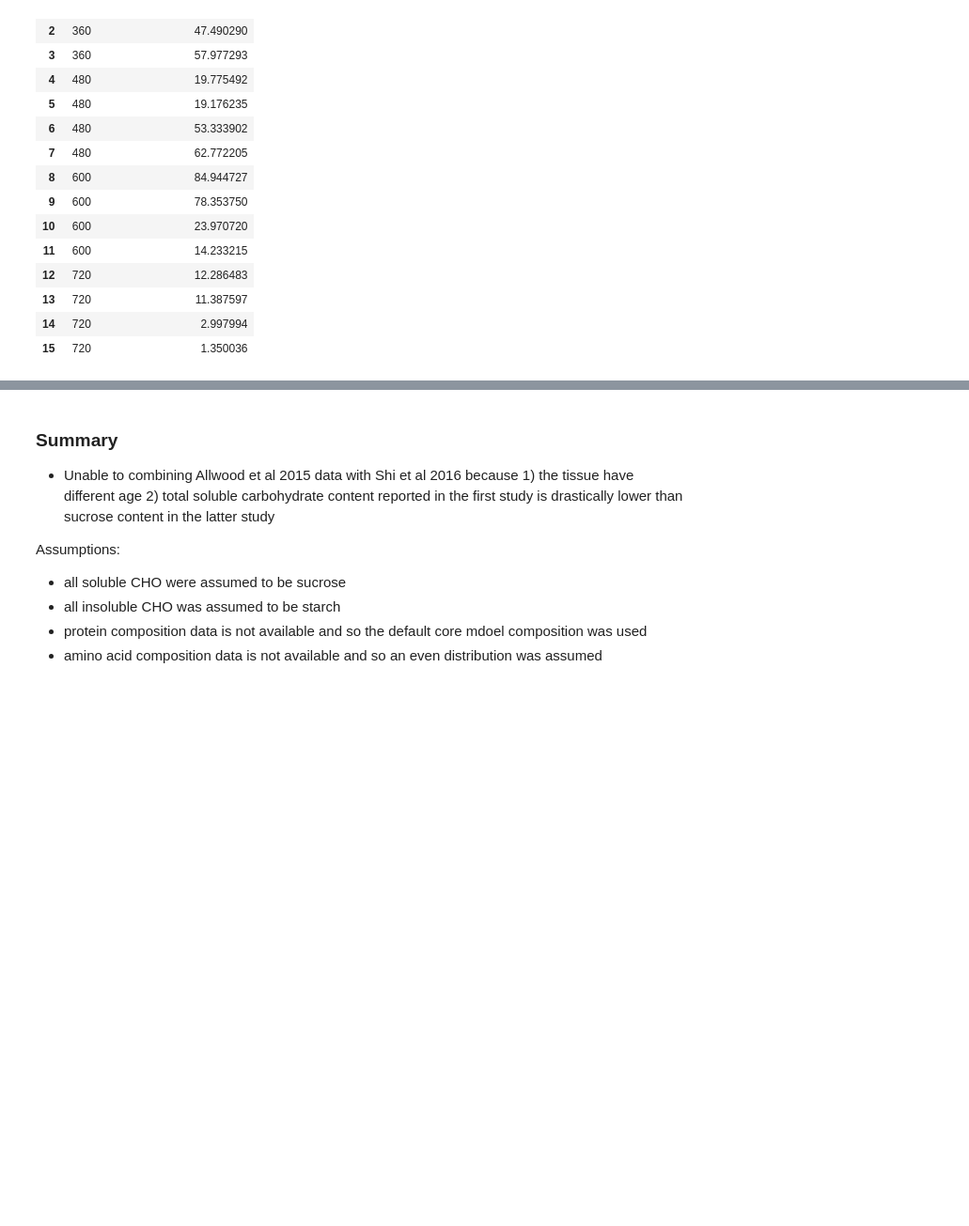
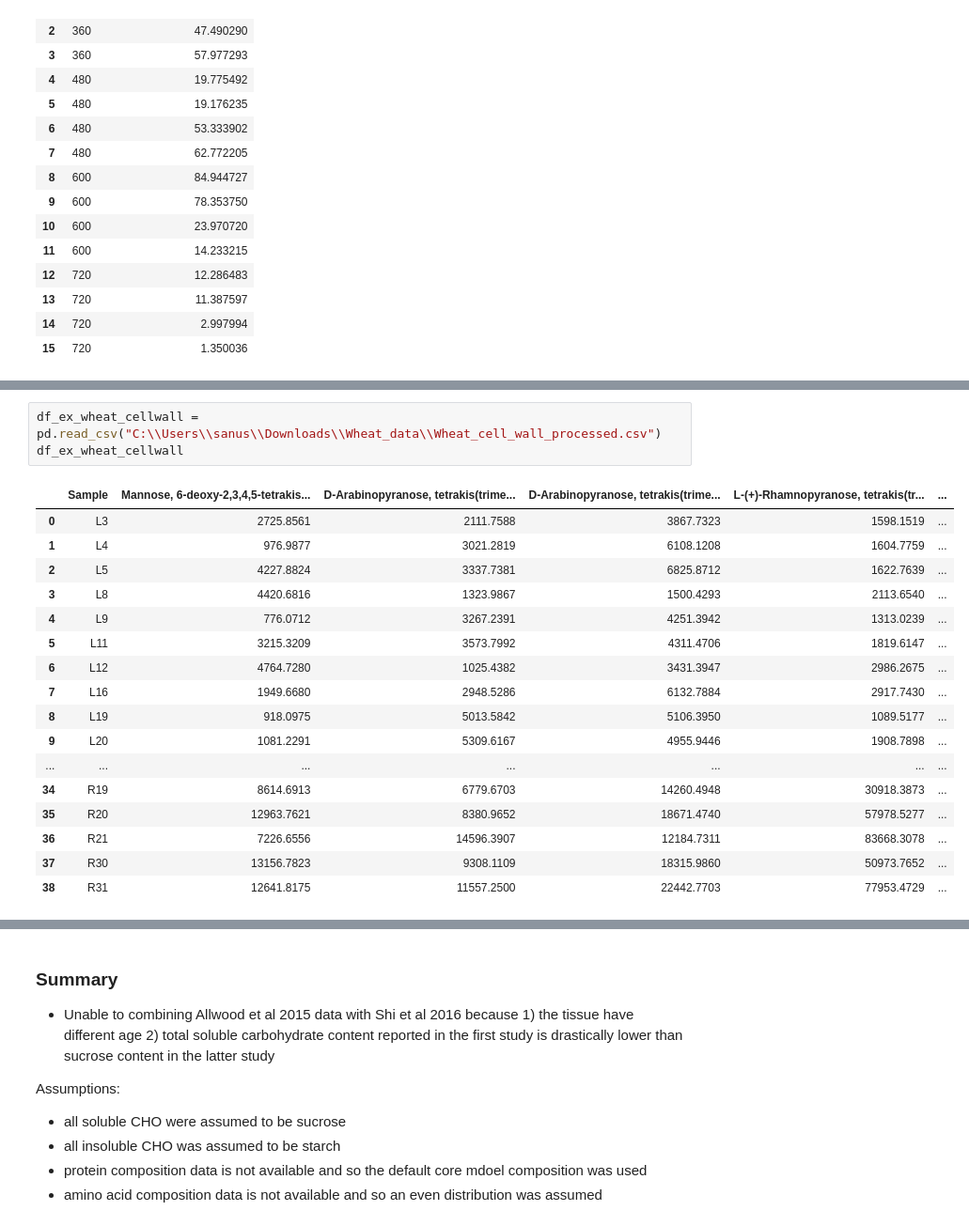
Before and after one commit to cropsinsilico/tissue-specific-FBA-models, a Jupyter notebook: Biomass data - wheat.ipynb, the cells around one changed output, grey strips where cells are left out. Shown: that part at 94% size. Saved outputs shown, nothing was run; the diff lists cells and outputs as text; blank space fills up the shorter version.

```diff
--- a/Biomass data - wheat.ipynb
+++ b/Biomass data - wheat.ipynb
@@ -207,0 +419,21 @@ df_content_2
+# %%
+df_ex_wheat_cellwall = pd.read_csv("C:\\Users\\sanus\\Downloads\\Wheat_data\\Wheat_cell_wall_processed.csv")
+df_ex_wheat_cellwall
+# %% [output]
+|  | Sample | Mannose, 6-deoxy-2,3,4,5-tetrakis... | D-Arabinopyranose, tetrakis(trime... | D-Arabinopyranose, tetrakis(trime... | L-(+)-Rhamnopyranose, tetrakis(tr... | ... |
+| 0 | L3 | 2725.8561 | 2111.7588 | 3867.7323 | 1598.1519 | ... |
+| 1 | L4 | 976.9877 | 3021.2819 | 6108.1208 | 1604.7759 | ... |
+| 2 | L5 | 4227.8824 | 3337.7381 | 6825.8712 | 1622.7639 | ... |
+| 3 | L8 | 4420.6816 | 1323.9867 | 1500.4293 | 2113.6540 | ... |
+| 4 | L9 | 776.0712 | 3267.2391 | 4251.3942 | 1313.0239 | ... |
+| 5 | L11 | 3215.3209 | 3573.7992 | 4311.4706 | 1819.6147 | ... |
+| 6 | L12 | 4764.7280 | 1025.4382 | 3431.3947 | 2986.2675 | ... |
+| 7 | L16 | 1949.6680 | 2948.5286 | 6132.7884 | 2917.7430 | ... |
+| 8 | L19 | 918.0975 | 5013.5842 | 5106.3950 | 1089.5177 | ... |
+| 9 | L20 | 1081.2291 | 5309.6167 | 4955.9446 | 1908.7898 | ... |
+| ... | ... | ... | ... | ... | ... | ... |
+| 34 | R19 | 8614.6913 | 6779.6703 | 14260.4948 | 30918.3873 | ... |
+| 35 | R20 | 12963.7621 | 8380.9652 | 18671.4740 | 57978.5277 | ... |
+| 36 | R21 | 7226.6556 | 14596.3907 | 12184.7311 | 83668.3078 | ... |
+| 37 | R30 | 13156.7823 | 9308.1109 | 18315.9860 | 50973.7652 | ... |
+| 38 | R31 | 12641.8175 | 11557.2500 | 22442.7703 | 77953.4729 | ... |
```
Also changed, not shown: parts of 36 cells of this notebook, 13 other files.
